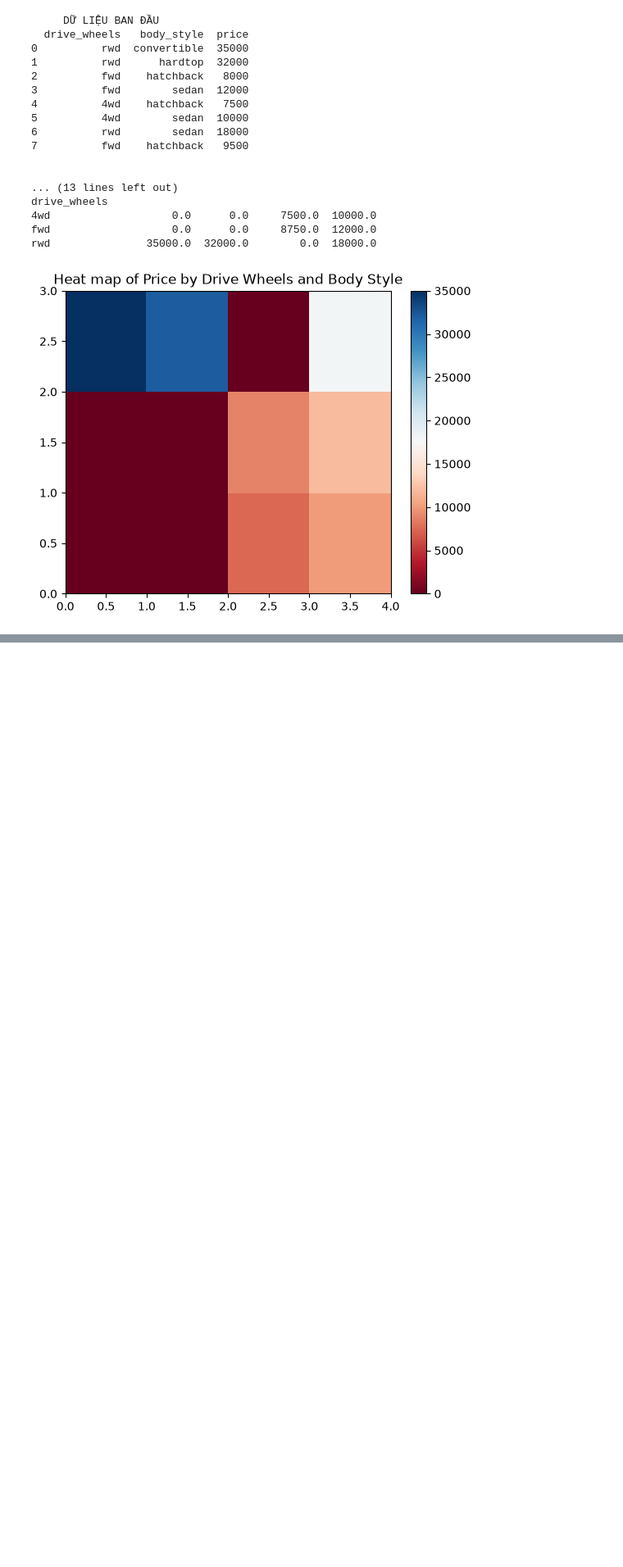
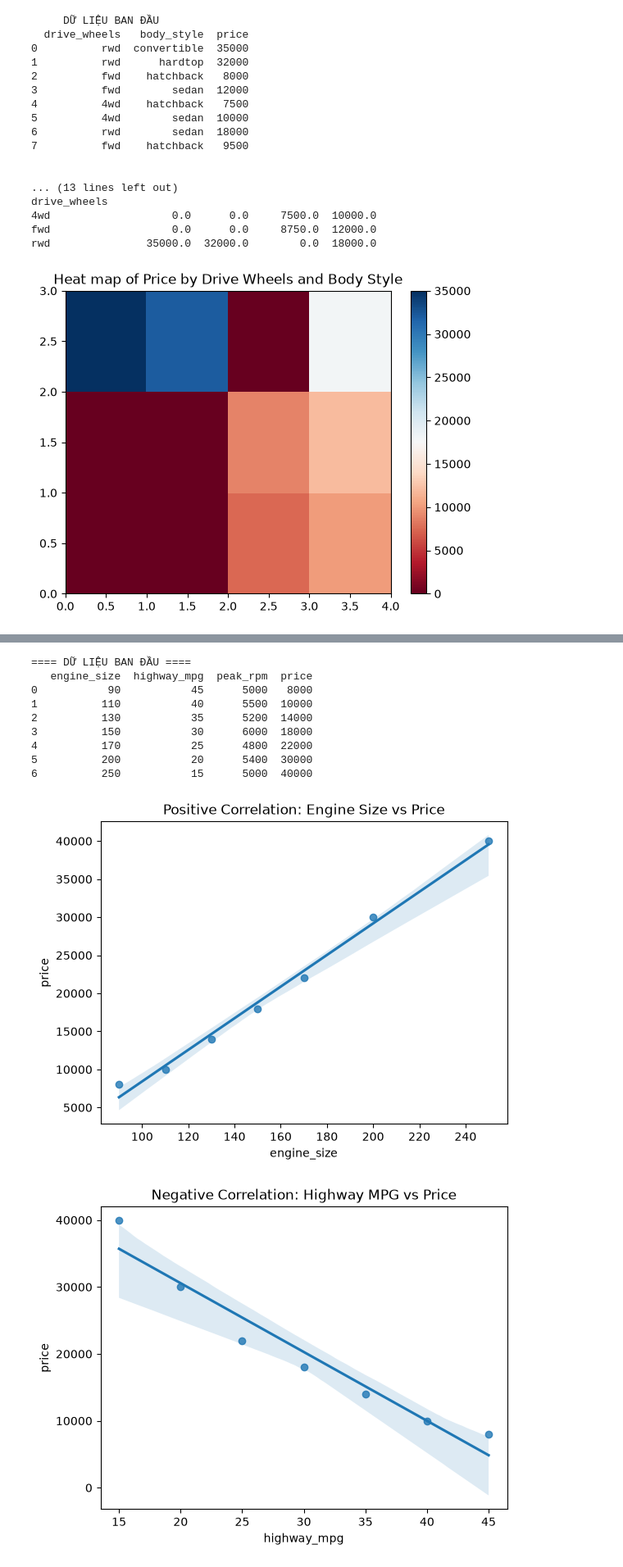
Before and after one commit to kevinph4n/Python-Learning-DUMP, a Jupyter notebook: DATA_3_ExploratoryDataAnalysis.ipynb, the cells around one changed output, grey strips where cells are left out. Shown at 82% size. Cells and saved outputs as stored; diff of their text form; code cells hidden in the pictures; blank space fills up the shorter version.

```diff
--- a/DATA_3_ExploratoryDataAnalysis.ipynb
+++ b/DATA_3_ExploratoryDataAnalysis.ipynb
@@ -171,0 +192,47 @@ rwd               35000.0  32000.0        0.0  18000.0
+# %%
+import pandas as pd
+import seaborn as sns
+import matplotlib.pyplot as plt
+
+# Tạo DataFrame mẫu mô phỏng 3 mối tương quan so với Giá (price)
+df = pd.DataFrame({
+    'engine_size': [90, 110, 130, 150, 170, 200, 250],  # Tăng dần cùng price (Positive)
+    'highway_mpg': [45, 40, 35, 30, 25, 20, 15],        # Giảm dần khi price tăng (Negative)
+    'peak_rpm': [5000, 5500, 5200, 6000, 4800, 5400, 5000], # Biến động ngẫu nhiên (Weak)
+    'price': [8000, 10000, 14000, 18000, 22000, 30000, 40000]
+})
+
+print("==== DỮ LIỆU BAN ĐẦU ====")
+print(df)
+print("\n")
+
+# ==== CÁC LỆNH VẼ BIỂU ĐỒ (VISUALIZATIONS) ====
+
+# 1. Tương quan dương (Positive Correlation): Đường hồi quy dốc lên
+plt.figure()
+sns.regplot(x='engine_size', y='price', data=df)
+plt.title('Positive Correlation: Engine Size vs Price')
+
+# 2. Tương quan âm (Negative Correlation): Đường hồi quy dốc xuống
+plt.figure()
+sns.regplot(x='highway_mpg', y='price', data=df)
+plt.title('Negative Correlation: Highway MPG vs Price')
+
+# 3. Tương quan yếu (Weak Correlation): Đường hồi quy nằm ngang/phẳng
+plt.figure()
+sns.regplot(x='peak_rpm', y='price', data=df)
+plt.title('Weak Correlation: Peak RPM vs Price')
+
+plt.show()
+# %% [output]
+==== DỮ LIỆU BAN ĐẦU ====
+   engine_size  highway_mpg  peak_rpm  price
+0           90           45      5000   8000
+1          110           40      5500  10000
+2          130           35      5200  14000
+3          150           30      6000  18000
+4          170           25      4800  22000
+5          200           20      5400  30000
+6          250           15      5000  40000
+[figure, added]
+[figure, added]
```
Also changed, not shown: parts of 2 cells of this notebook.
